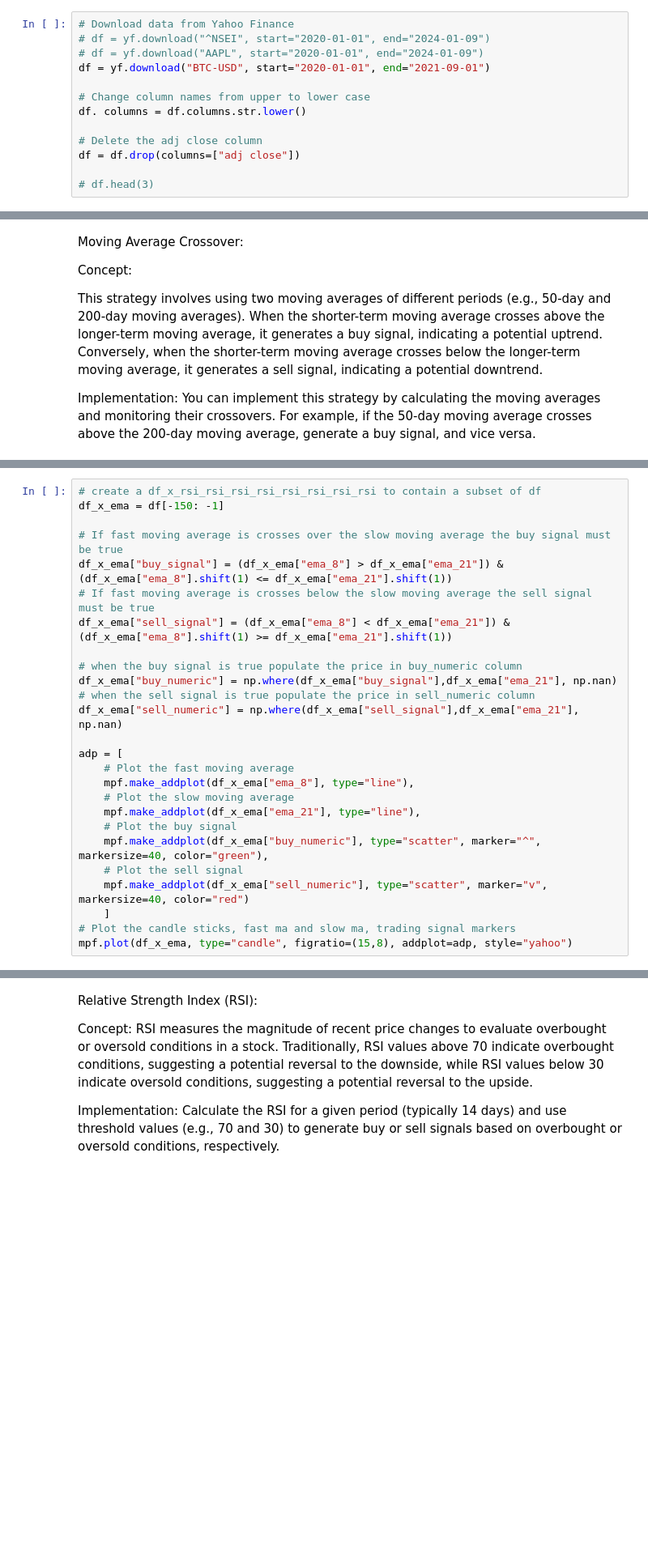
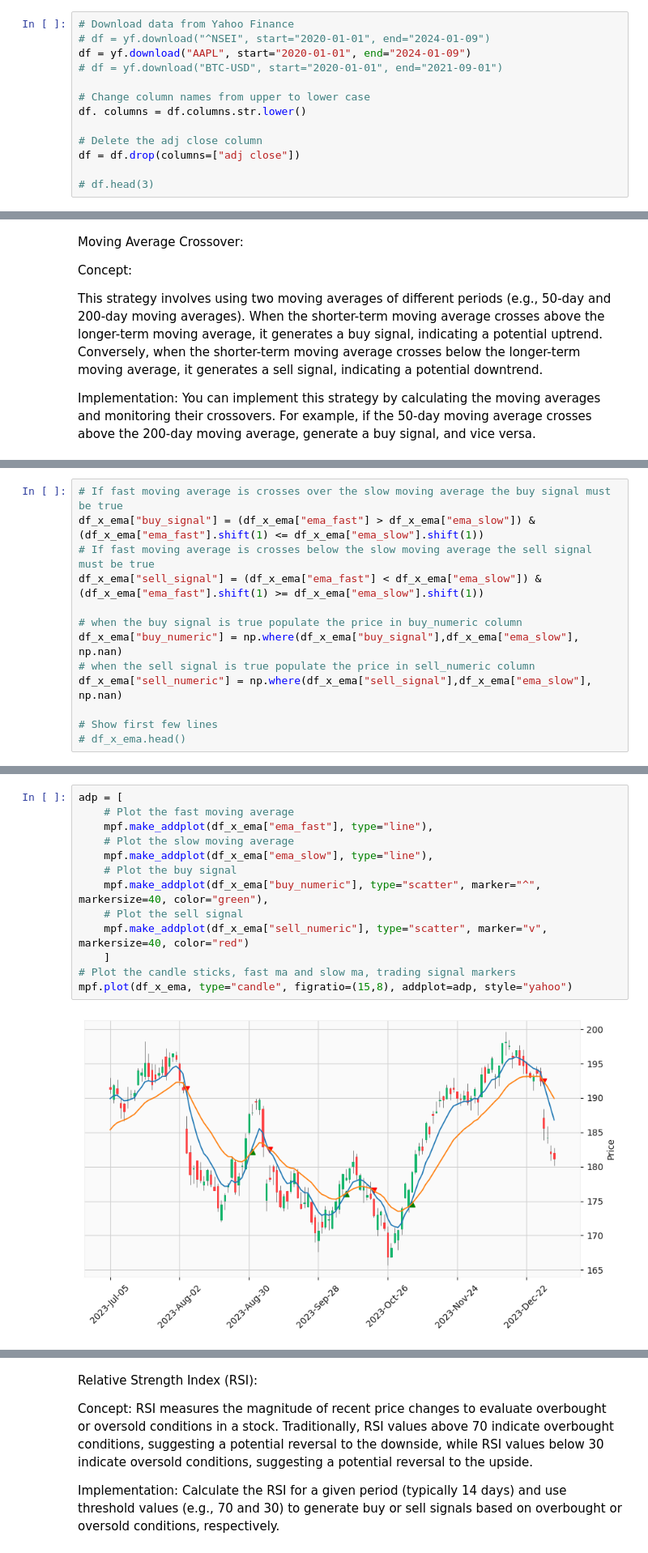
Before and after one commit to Mzu-Soci/Trading-Signal-Services, a Jupyter notebook: trading_service.ipynb, the cells around one changed output, grey strips where cells are left out. Shown at 81% size. Saved outputs shown, nothing was run; the diff lists cells and outputs as text; blank space fills up the shorter version.

```diff
--- a/trading_service.ipynb
+++ b/trading_service.ipynb
@@ -7,8 +7,8 @@ import numpy as np
 # %%
 # Download data from Yahoo Finance
 # df = yf.download("^NSEI", start="2020-01-01", end="2024-01-09")
-# df = yf.download("AAPL", start="2020-01-01", end="2024-01-09")
-df = yf.download("BTC-USD", start="2020-01-01", end="2021-09-01")
+df = yf.download("AAPL", start="2020-01-01", end="2024-01-09")
+# df = yf.download("BTC-USD", start="2020-01-01", end="2021-09-01")
 
 # Change column names from upper to lower case
 df. columns = df.columns.str.lower()
@@ -40,26 +57,13 @@ df = df.dropna()
 # %%
-# create a df_x_rsi_rsi_rsi_rsi_rsi_rsi_rsi_rsi to contain a subset of df
-df_x_ema = df[-150: -1]
-
 # If fast moving average is crosses over the slow moving average the buy signal must be true
-df_x_ema["buy_signal"] = (df_x_ema["ema_8"] > df_x_ema["ema_21"]) & (df_x_ema["ema_8"].shift(1) <= df_x_ema["ema_21"].shift(1))
+df_x_ema["buy_signal"] = (df_x_ema["ema_fast"] > df_x_ema["ema_slow"]) & (df_x_ema["ema_fast"].shift(1) <= df_x_ema["ema_slow"].shift(1))
 # If fast moving average is crosses below the slow moving average the sell signal must be true
-df_x_ema["sell_signal"] = (df_x_ema["ema_8"] < df_x_ema["ema_21"]) & (df_x_ema["ema_8"].shift(1) >= df_x_ema["ema_21"].shift(1))
+df_x_ema["sell_signal"] = (df_x_ema["ema_fast"] < df_x_ema["ema_slow"]) & (df_x_ema["ema_fast"].shift(1) >= df_x_ema["ema_slow"].shift(1))
 
 # when the buy signal is true populate the price in buy_numeric column
-df_x_ema["buy_numeric"] = np.where(df_x_ema["buy_signal"],df_x_ema["ema_21"], np.nan)
+df_x_ema["buy_numeric"] = np.where(df_x_ema["buy_signal"],df_x_ema["ema_slow"], np.nan)
 # when the sell signal is true populate the price in sell_numeric column
-df_x_ema["sell_numeric"] = np.where(df_x_ema["sell_signal"],df_x_ema["ema_21"], np.nan)
+df_x_ema["sell_numeric"] = np.where(df_x_ema["sell_signal"],df_x_ema["ema_slow"], np.nan)
 
-adp = [
-    # Plot the fast moving average
-    mpf.make_addplot(df_x_ema["ema_8"], type="line"),
-    # Plot the slow moving average
-    mpf.make_addplot(df_x_ema["ema_21"], type="line"),
-    # Plot the buy signal
-    mpf.make_addplot(df_x_ema["buy_numeric"], type="scatter", marker="^", markersize=40, color="green"),
-    # Plot the sell signal
-    mpf.make_addplot(df_x_ema["sell_numeric"], type="scatter", marker="v", markersize=40, color="red")
-    ]
-# Plot the candle sticks, fast ma and slow ma, trading signal markers
-mpf.plot(df_x_ema, type="candle", figratio=(15,8), addplot=adp, style="yahoo")
+# Show first few lines
+# df_x_ema.head()
@@ -88,2 +70,17 @@ See the caveats in the documentation: https://pandas.pydata.org/pandas-docs/stab
+# %%
+adp = [
+    # Plot the fast moving average
+    mpf.make_addplot(df_x_ema["ema_fast"], type="line"),
+    # Plot the slow moving average
+    mpf.make_addplot(df_x_ema["ema_slow"], type="line"),
+    # Plot the buy signal
+    mpf.make_addplot(df_x_ema["buy_numeric"], type="scatter", marker="^", markersize=40, color="green"),
+    # Plot the sell signal
+    mpf.make_addplot(df_x_ema["sell_numeric"], type="scatter", marker="v", markersize=40, color="red")
+    ]
+# Plot the candle sticks, fast ma and slow ma, trading signal markers
+mpf.plot(df_x_ema, type="candle", figratio=(15,8), addplot=adp, style="yahoo")
+# %% [output]
+[figure, added]
 # %%
 # These are the dates and prices on which to buy
```
Also changed, not shown: parts of 13 cells of this notebook.
